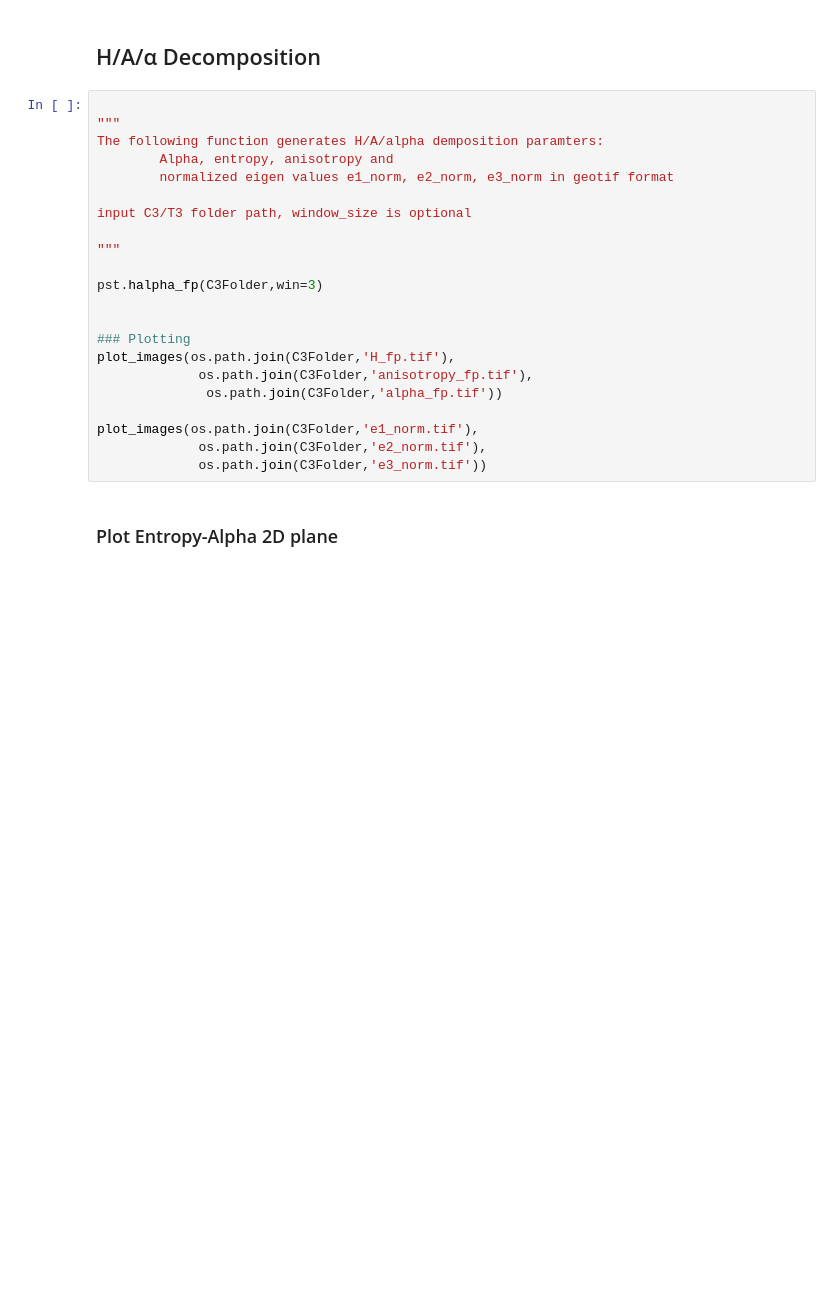
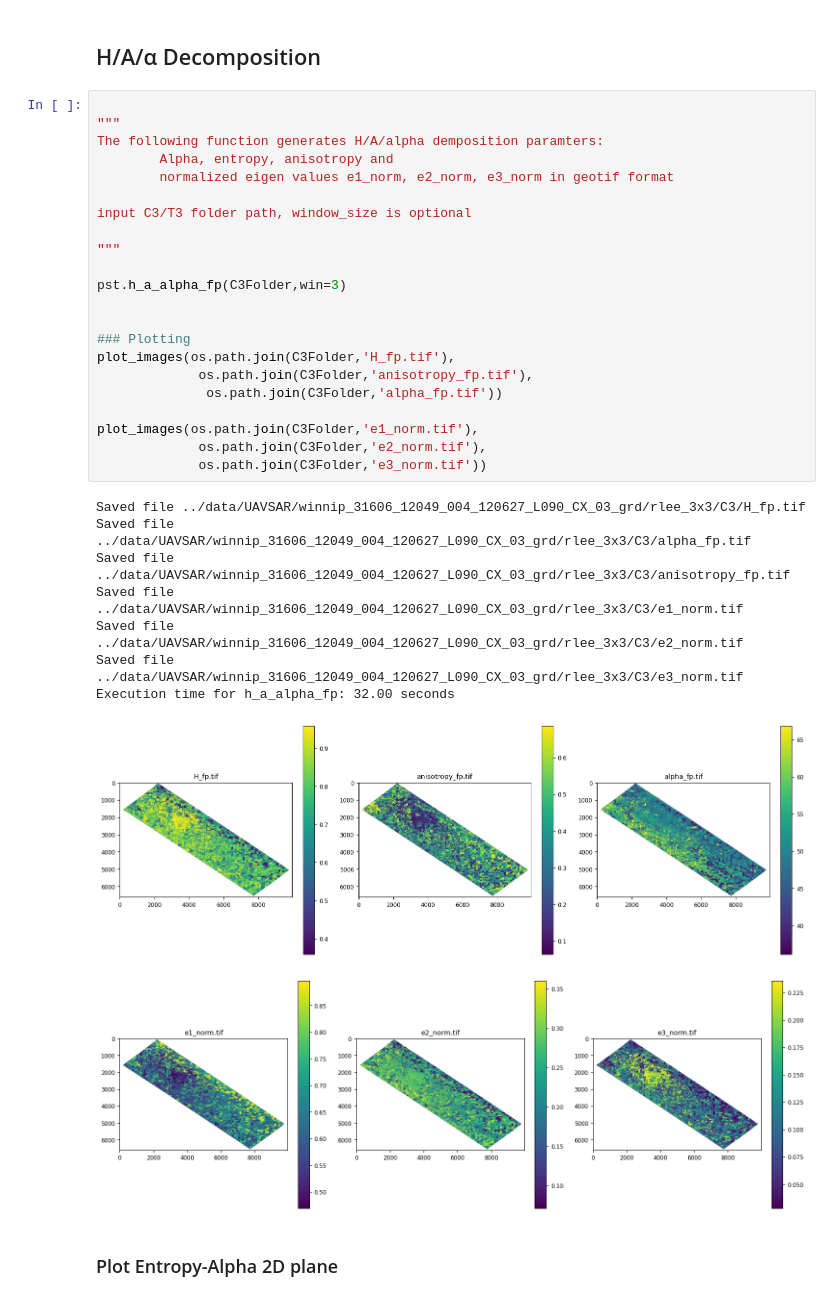
Before and after one commit to polsartools/polsartools-tutorials, a Jupyter notebook: jupyter-notebooks/UAVSAR_GRD_pol_decompositions.ipynb, the cells around one changed output. Drawn from its saved outputs; the diff is of its cells as text; blank space fills up the shorter version.

```diff
--- a/jupyter-notebooks/UAVSAR_GRD_pol_decompositions.ipynb
+++ b/jupyter-notebooks/UAVSAR_GRD_pol_decompositions.ipynb
@@ -168,25 +178,35 @@ Execution time for pauliRGB: 31.00 seconds
 # %%
 
 """
 The following function generates H/A/alpha demposition paramters:
         Alpha, entropy, anisotropy and
         normalized eigen values e1_norm, e2_norm, e3_norm in geotif format
 
 input C3/T3 folder path, window_size is optional
 
 """
 
-pst.halpha_fp(C3Folder,win=3)
+pst.h_a_alpha_fp(C3Folder,win=3)
 
 
 ### Plotting
 plot_images(os.path.join(C3Folder,'H_fp.tif'),
              os.path.join(C3Folder,'anisotropy_fp.tif'),
               os.path.join(C3Folder,'alpha_fp.tif'))
 
 plot_images(os.path.join(C3Folder,'e1_norm.tif'),
              os.path.join(C3Folder,'e2_norm.tif'),
              os.path.join(C3Folder,'e3_norm.tif'))
+# %% [output]
+Saved file ../data/UAVSAR/winnip_31606_12049_004_120627_L090_CX_03_grd/rlee_3x3/C3/H_fp.tif
+Saved file ../data/UAVSAR/winnip_31606_12049_004_120627_L090_CX_03_grd/rlee_3x3/C3/alpha_fp.tif
+Saved file ../data/UAVSAR/winnip_31606_12049_004_120627_L090_CX_03_grd/rlee_3x3/C3/anisotropy_fp.tif
+Saved file ../data/UAVSAR/winnip_31606_12049_004_120627_L090_CX_03_grd/rlee_3x3/C3/e1_norm.tif
+Saved file ../data/UAVSAR/winnip_31606_12049_004_120627_L090_CX_03_grd/rlee_3x3/C3/e2_norm.tif
+Saved file ../data/UAVSAR/winnip_31606_12049_004_120627_L090_CX_03_grd/rlee_3x3/C3/e3_norm.tif
+Execution time for h_a_alpha_fp: 32.00 seconds
+[figure, added]
+[figure, added]
 # %% [markdown]
 ### Plot Entropy-Alpha 2D plane
 # %%
```
Also changed, not shown: parts of 10 cells of this notebook, 16 other files.
